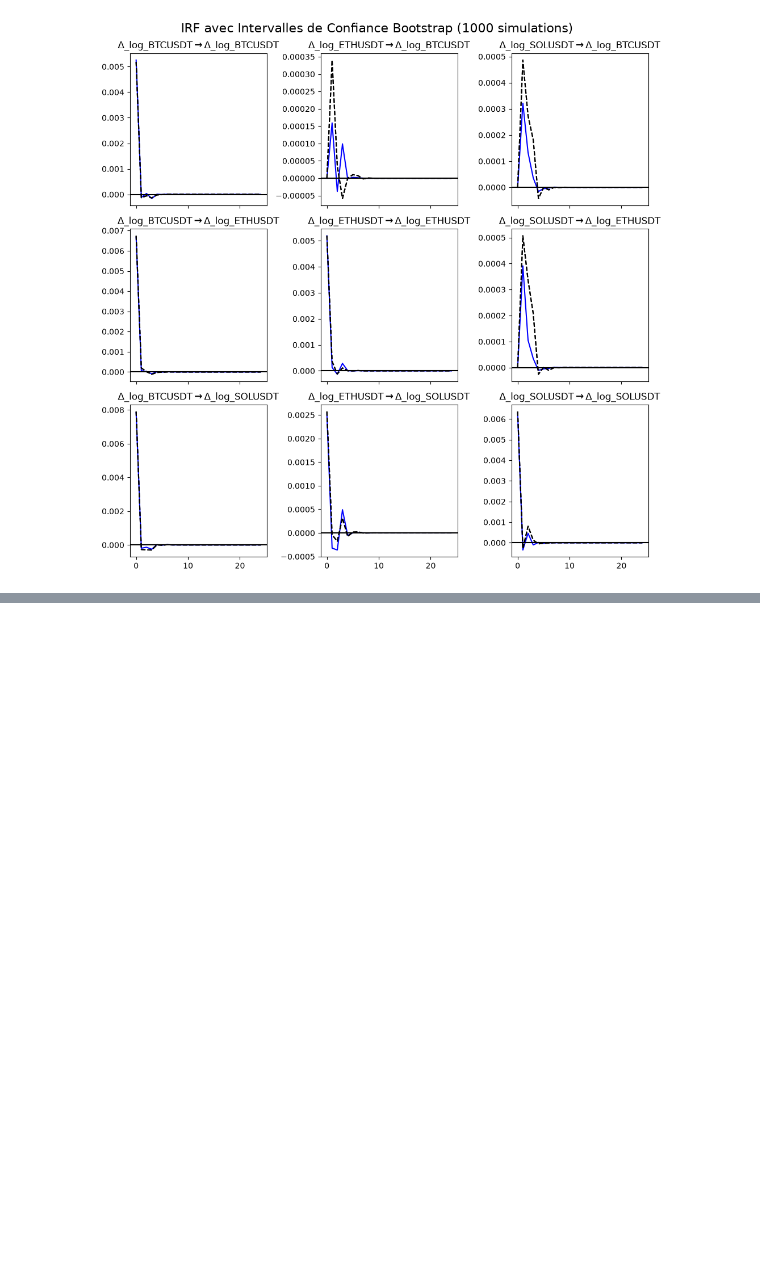
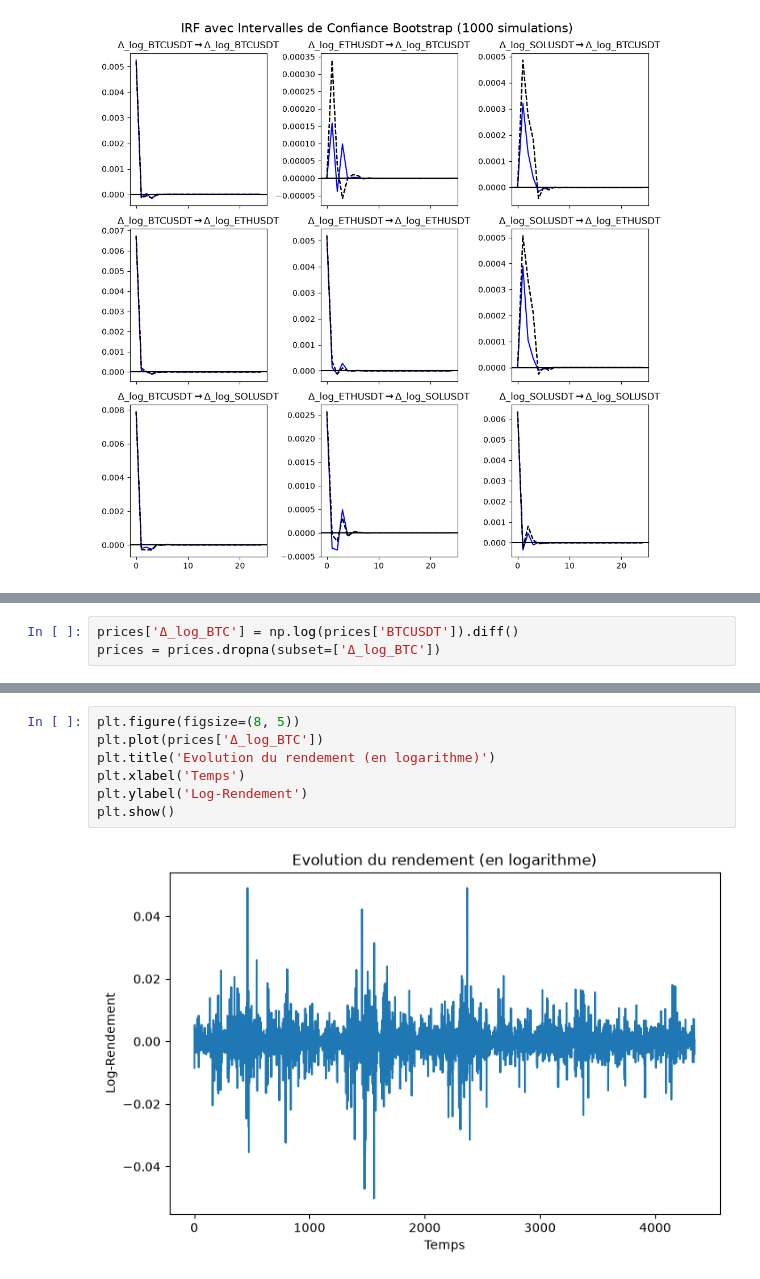
Before and after one commit to Maxime-Skryma/Spread_Crypto, a Jupyter notebook: Crypto_VECM.ipynb, the cells around one changed output, grey strips where cells are left out. Saved outputs shown, nothing was run; the diff lists cells and outputs as text; blank space fills up the shorter version.

```diff
--- a/Crypto_VECM.ipynb
+++ b/Crypto_VECM.ipynb
@@ -48,0 +51,3 @@ pipeline(prices)
+# %%
+prices['Δ_log_BTC'] = np.log(prices['BTCUSDT']).diff()
+prices = prices.dropna(subset=['Δ_log_BTC'])
@@ -48,0 +68,9 @@ pipeline(prices)
+# %%
+plt.figure(figsize=(8, 5))
+plt.plot(prices['Δ_log_BTC'])
+plt.title('Evolution du rendement (en logarithme)')
+plt.xlabel('Temps')
+plt.ylabel('Log-Rendement')
+plt.show()
+# %% [output]
+[figure, added]
```
Also changed, not shown: parts of 8 cells of this notebook, 1 other file.
